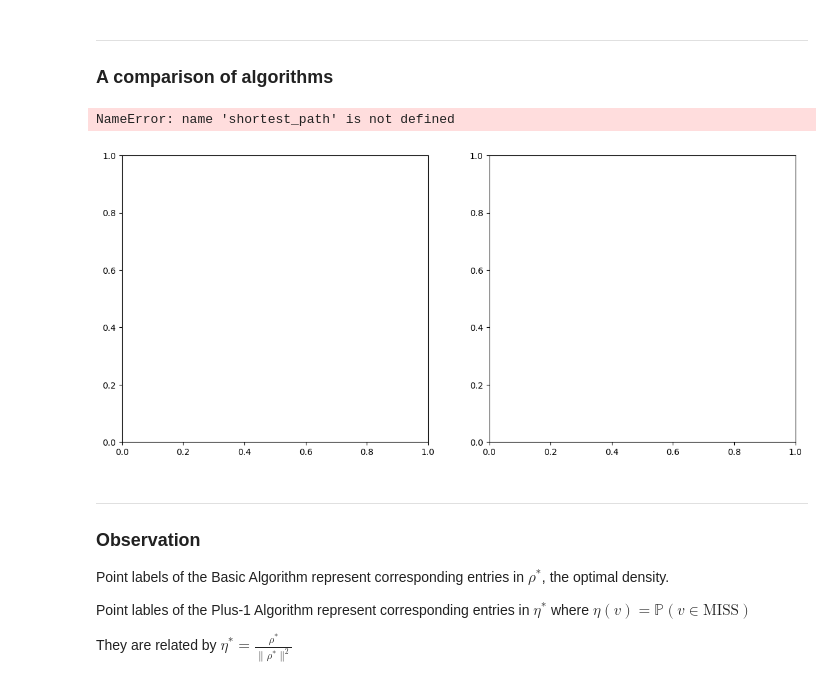
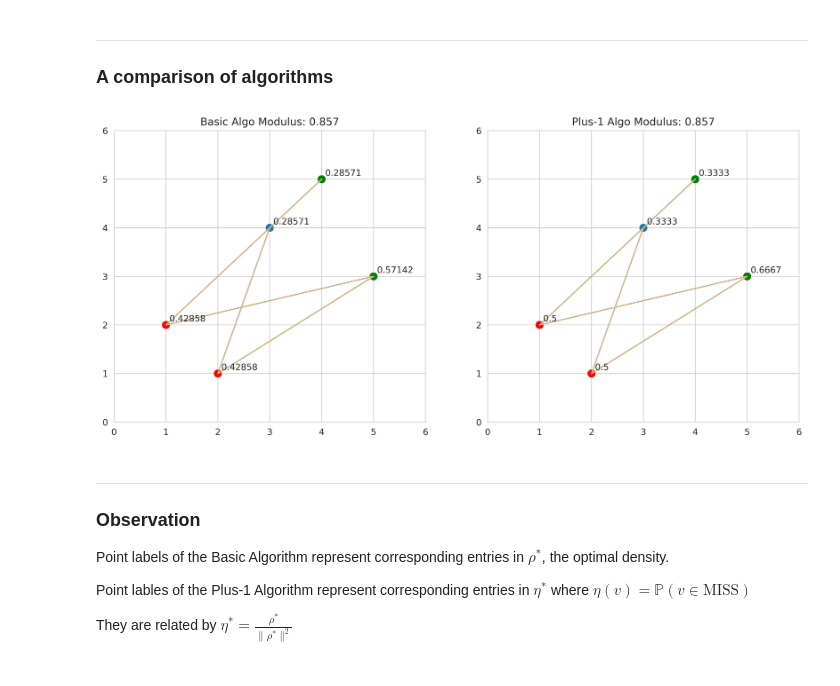
Before and after one commit to innyun/Modulus-Project, a Jupyter notebook: modulus_project.ipynb, the cells around one changed output. Saved outputs shown, nothing was run; the diff lists cells and outputs as text; code cells hidden in the pictures.

```diff
--- a/modulus_project.ipynb
+++ b/modulus_project.ipynb
@@ -2152,7 +2179,8 @@ pi_short = [2, 1, 4, 5, 3]
 
 pi_increasing = [x for x in range(1, 6)]
 
-pi_test = [2, 1, 3, 4, 5]
+# pi_test = [1, 6, 2, 5, 4, 3, 7]
+pi_test = [1, 4, 2, 3]
 
 pi_test_2 = [2, 1, 3, 5, 4]
 
@@ -2162,6 +2190,9 @@ def ssmodulus_plus_one(pi, num_iter):
     for _ in range(num_iter):
         m, gP, lv = shortest_path(pi, n)
         for x in np.nonzero(gP):
+            # print(x)
+            if 12 in x:
+                print('12!')
             # n[x] += 1/len(x)
             n[x] += 1
 
@@ -2171,7 +2202,7 @@ def ssmodulus_plus_one(pi, num_iter):
 
     plt.figure(figsize=(6, 6))
     plt.scatter(range(1, len(pi) + 1), pi)
-    plt.title(f'Modulus: {round(mod, 3)}')
+    # plt.title(f'Modulus: {round(mod, 3)}')
     for row in m:
         indices = np.nonzero(row)
         plt.plot(indices[0] + 1, [pi[i] for i in indices[0]], color='tan')
@@ -2182,9 +2213,13 @@ def ssmodulus_plus_one(pi, num_iter):
     plt.grid(True)
     return mod, n
 
+sns.set_style("whitegrid")
+
 # print(ssmodulus_plus_one(pi_increasing, 10000))
-# print(ssmodulus_plus_one(pi_short, 10000))
+ssmodulus_plus_one(pi, 1000)
+_, _, m = ssmodulus(pi, 2, display=True)
+# print(m)
 # print(ssmodulus_plus_one(pi_test, 10000))
 # print(ssmodulus_plus_one(pi_test_2, 10000))
 # print(ssmodulus_plus_one(pi, 10000))
-print(ssmodulus_plus_one(pi_decreasing, 10000))
+# print(ssmodulus_plus_one(pi_decreasing, 10000))
@@ -2193,25 +2232,29 @@ ___
 ### A comparison of algorithms
 # %%
 def plot_both(pi, p=2, num_iter=10000):
-    fig, (ax1, ax2) = plt.subplots(1, 2, figsize=(14, 6))
+    fig, (ax1, ax2) = plt.subplots(1, 2, figsize=(14, 6), dpi=500)
 
     rho = np.zeros(len(pi))
     mod = 0
     tol = 1e-5
     N = None
 
+    color = ['red' if i+1 in sources else 'green' if i+1 in sinks else 'C0' for i in range(len(pi))]
+
     while True:
         m, gP, lv = shortest_path(pi, rho)
 
         if lv > 1 - tol:
             # plt.figure(figsize=(6, 6))
-            ax1.scatter(range(1, len(pi) + 1), pi)
+            # ax1.scatter(range(1, len(pi) + 1), pi, color=color)
+            sns.scatterplot(x=range(1, len(pi) + 1), y=pi, ax=ax1, color=color, s=100)
             ax1.set_title(f'Basic Algo Modulus: {round(mod, 3)}')
             for row in m:
                 indices = np.nonzero(row)
-                ax1.plot(indices[0] + 1, [pi[i] for i in indices[0]], color='tan')
+                # ax1.plot(indices[0] + 1, [pi[i] for i in indices[0]], color='tan')
+                sns.lineplot(x=indices[0] + 1, y=[pi[i] for i in indices[0]], ax=ax1, color='tan')
             for i, j in enumerate(pi):
-                ax1.annotate(round(rho[i], 3), (i + 1, j), xycoords='data', xytext=(4, 4), textcoords='offset points')
+                ax1.annotate(round(rho[i], 5), (i + 1, j), xycoords='data', xytext=(4, 4), textcoords='offset points')
             ax1.set_xticks(range(0, len(pi) + 2))
             ax1.set_yticks(range(0, len(pi) + 2))
             ax1.grid(True)
@@ -2232,44 +2275,50 @@ def plot_both(pi, p=2, num_iter=10000):
 
     # n = n.T * n / num_iter**2
     n = n / num_iter
     mod = 1. / sum(i ** 2 for i in n)
 
     # plt.figure(figsize=(6, 6))
-    ax2.scatter(range(1, len(pi) + 1), pi)
+    # ax2.scatter(range(1, len(pi) + 1), pi, color=color)
+    sns.scatterplot(x=range(1, len(pi) + 1), y=pi, ax=ax2, color=color, s=100)
     ax2.set_title(f'Plus-1 Algo Modulus: {round(mod, 3)}')
     for row in m:
         indices = np.nonzero(row)
-        ax2.plot(indices[0] + 1, [pi[i] for i in indices[0]], color='tan')
+        # ax2.plot(indices[0] + 1, [pi[i] for i in indices[0]], color='tan')
+        sns.lineplot(x=indices[0] + 1, y=[pi[i] for i in indices[0]], ax=ax2, color='tan')
     for i, j in enumerate(pi):
-        ax2.annotate(round(n[i], 3), (i + 1, j), xycoords='data', xytext=(4, 4), textcoords='offset points')
+        ax2.annotate(round(n[i], 4), (i + 1, j), xycoords='data', xytext=(4, 4), textcoords='offset points')
     ax2.set_xticks(range(0, len(pi) + 2))
     ax2.set_yticks(range(0, len(pi) + 2))
     ax2.grid(True)
+    # for i in range(1, len(pi) + 1):
+    #     print(f'{i}: {n[i-1]}')
     return
 
-
+sources = [1, 2]
+sinks = [4, 5]
 
 pi = [7, 3, 1, 17, 10, 18, 9, 20, 6, 12, 16, 13, 2, 8, 19, 4, 15, 11, 14, 5]
 
 pi_short = [2, 1, 4, 5, 3]
 
 pi_increasing = [x for x in range(1, 6)]
 
 pi_decreasing = [x for x in range(5, 0, -1)]
 
 pi_test = [2, 1, 3, 4, 5]
 
 pi_test_2 = [2, 1, 3, 5, 4]
 
+# plot_both(pi_short)
+# plot_both(pi_increasing)
+# plot_both(pi_decreasing)
+# plot_both(pi_test)s
+# plot_both(pi_test_2)
+sns.set_style("whitegrid")
 plot_both(pi_short)
-plot_both(pi_increasing)
-plot_both(pi_decreasing)
-# plot_both(pi_test)
-plot_both(pi_test_2)
-plot_both(pi)
+plt.rcdefaults()
 # %% [output]
-NameError: name 'shortest_path' is not defined
-[figure, old version]
+[figure, new version]
 # %% [markdown]
 ___
 ### Observation
```
Also changed, not shown: parts of 8 cells of this notebook, 1 other file.
